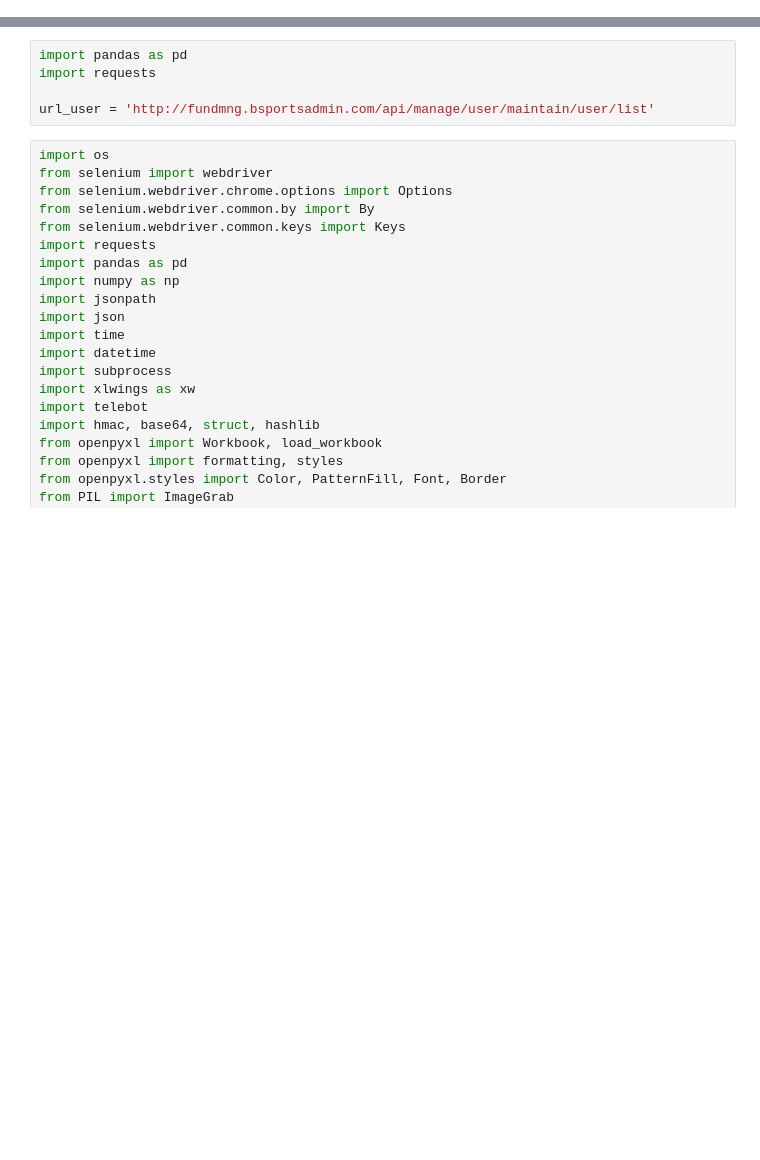
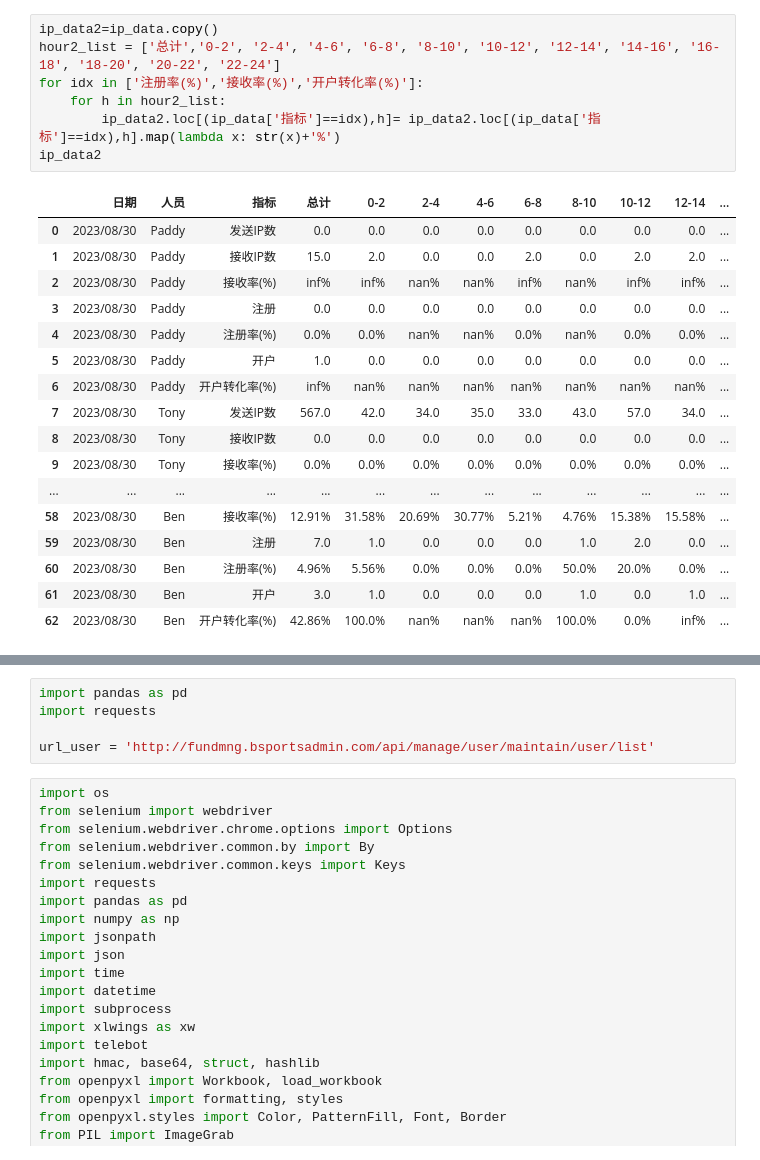
Before and after one commit to Marquis0065/project202308285, a Jupyter notebook: Bsport/TEST_/test1.ipynb, the cells around one changed output, grey strips where cells are left out. Saved outputs shown, nothing was run; the diff lists cells and outputs as text; blank space fills up the shorter version.

```diff
--- a/Bsport/TEST_/test1.ipynb
+++ b/Bsport/TEST_/test1.ipynb
@@ -0,0 +524,25 @@
+# %%
+ip_data2=ip_data.copy()
+hour2_list = ['总计','0-2', '2-4', '4-6', '6-8', '8-10', '10-12', '12-14', '14-16', '16-18', '18-20', '20-22', '22-24']
+for idx in ['注册率(%)','接收率(%)','开户转化率(%)']:
+    for h in hour2_list:
+        ip_data2.loc[(ip_data['指标']==idx),h]= ip_data2.loc[(ip_data['指标']==idx),h].map(lambda x: str(x)+'%')
+ip_data2
+# %% [output]
+|  | 日期 | 人员 | 指标 | 总计 | 0-2 | 2-4 | 4-6 | 6-8 | 8-10 | 10-12 | 12-14 | ... |
+| 0 | 2023/08/30 | Paddy | 发送IP数 | 0.0 | 0.0 | 0.0 | 0.0 | 0.0 | 0.0 | 0.0 | 0.0 | ... |
+| 1 | 2023/08/30 | Paddy | 接收IP数 | 15.0 | 2.0 | 0.0 | 0.0 | 2.0 | 0.0 | 2.0 | 2.0 | ... |
+| 2 | 2023/08/30 | Paddy | 接收率(%) | inf% | inf% | nan% | nan% | inf% | nan% | inf% | inf% | ... |
+| 3 | 2023/08/30 | Paddy | 注册 | 0.0 | 0.0 | 0.0 | 0.0 | 0.0 | 0.0 | 0.0 | 0.0 | ... |
+| 4 | 2023/08/30 | Paddy | 注册率(%) | 0.0% | 0.0% | nan% | nan% | 0.0% | nan% | 0.0% | 0.0% | ... |
+| 5 | 2023/08/30 | Paddy | 开户 | 1.0 | 0.0 | 0.0 | 0.0 | 0.0 | 0.0 | 0.0 | 0.0 | ... |
+| 6 | 2023/08/30 | Paddy | 开户转化率(%) | inf% | nan% | nan% | nan% | nan% | nan% | nan% | nan% | ... |
+| 7 | 2023/08/30 | Tony | 发送IP数 | 567.0 | 42.0 | 34.0 | 35.0 | 33.0 | 43.0 | 57.0 | 34.0 | ... |
+| 8 | 2023/08/30 | Tony | 接收IP数 | 0.0 | 0.0 | 0.0 | 0.0 | 0.0 | 0.0 | 0.0 | 0.0 | ... |
+| 9 | 2023/08/30 | Tony | 接收率(%) | 0.0% | 0.0% | 0.0% | 0.0% | 0.0% | 0.0% | 0.0% | 0.0% | ... |
+| ... | ... | ... | ... | ... | ... | ... | ... | ... | ... | ... | ... | ... |
+| 58 | 2023/08/30 | Ben | 接收率(%) | 12.91% | 31.58% | 20.69% | 30.77% | 5.21% | 4.76% | 15.38% | 15.58% | ... |
+| 59 | 2023/08/30 | Ben | 注册 | 7.0 | 1.0 | 0.0 | 0.0 | 0.0 | 1.0 | 2.0 | 0.0 | ... |
+| 60 | 2023/08/30 | Ben | 注册率(%) | 4.96% | 5.56% | 0.0% | 0.0% | 0.0% | 50.0% | 20.0% | 0.0% | ... |
+| 61 | 2023/08/30 | Ben | 开户 | 3.0 | 1.0 | 0.0 | 0.0 | 0.0 | 1.0 | 0.0 | 1.0 | ... |
+| 62 | 2023/08/30 | Ben | 开户转化率(%) | 42.86% | 100.0% | nan% | nan% | nan% | 100.0% | 0.0% | inf% | ... |
```
Also changed, not shown: parts of 7 cells of this notebook, 6 other files.
